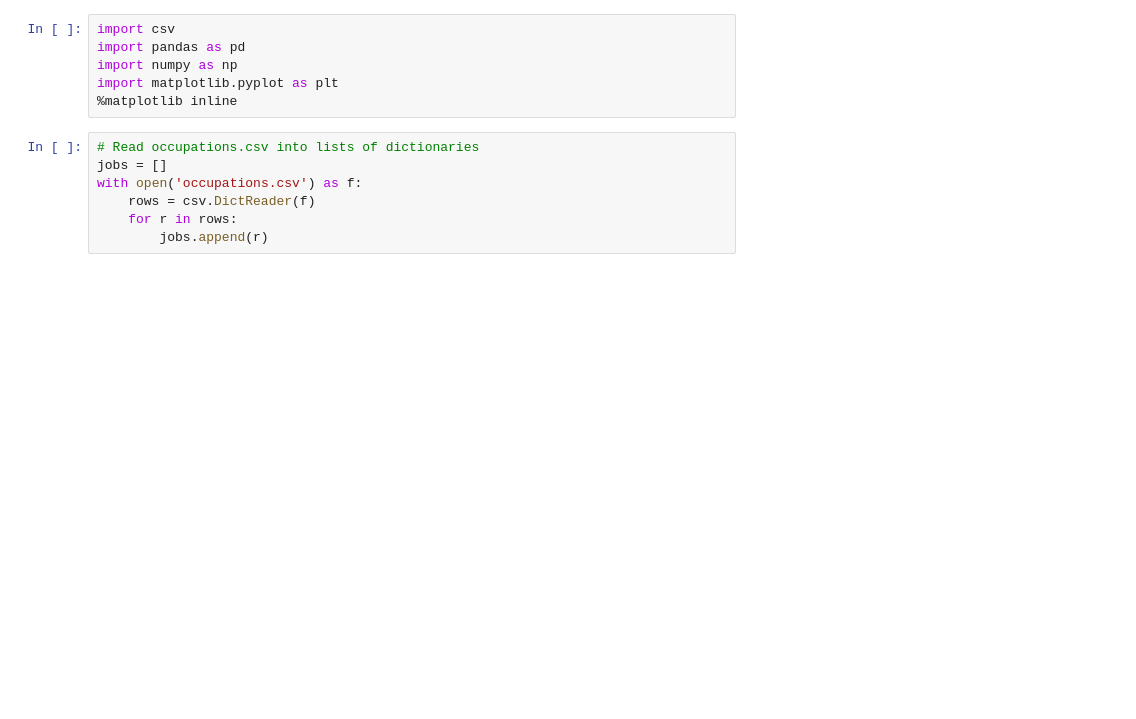
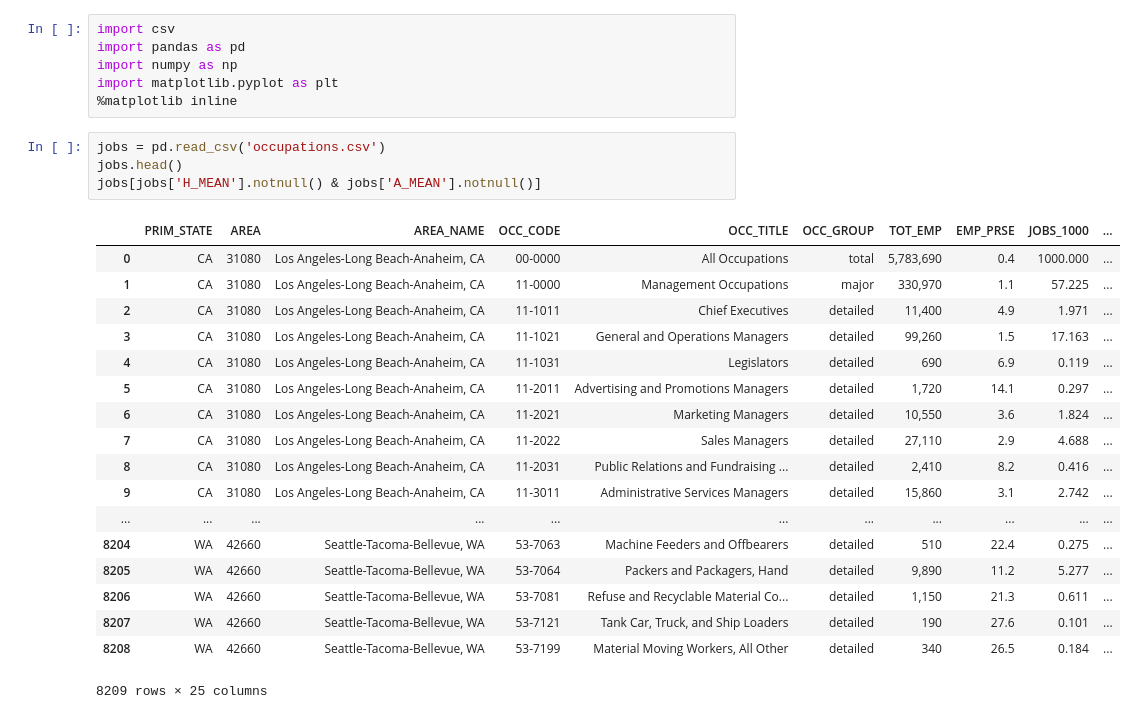
Before and after one commit to michelle604/Data-Science-Intro-Project, a Jupyter notebook: final project Q1.ipynb, the cells around one changed output. Saved outputs shown, nothing was run; the diff lists cells and outputs as text; blank space fills up the shorter version.

```diff
--- a/final project Q1.ipynb
+++ b/final project Q1.ipynb
@@ -4,10 +4,26 @@ import pandas as pd
 import numpy as np
 import matplotlib.pyplot as plt
 %matplotlib inline
-# %%
-# Read occupations.csv into lists of dictionaries
-jobs = []
-with open('occupations.csv') as f:
-    rows = csv.DictReader(f)
-    for r in rows:
-        jobs.append(r)
+# %%
+jobs = pd.read_csv('occupations.csv')
+jobs.head()
+jobs[jobs['H_MEAN'].notnull() & jobs['A_MEAN'].notnull()]
+# %% [output]
+|  | PRIM_STATE | AREA | AREA_NAME | OCC_CODE | OCC_TITLE | OCC_GROUP | TOT_EMP | EMP_PRSE | JOBS_1000 | ... |
+| 0 | CA | 31080 | Los Angeles-Long Beach-Anaheim, CA | 00-0000 | All Occupations | total | 5,783,690 | 0.4 | 1000.000 | ... |
+| 1 | CA | 31080 | Los Angeles-Long Beach-Anaheim, CA | 11-0000 | Management Occupations | major | 330,970 | 1.1 | 57.225 | ... |
+| 2 | CA | 31080 | Los Angeles-Long Beach-Anaheim, CA | 11-1011 | Chief Executives | detailed | 11,400 | 4.9 | 1.971 | ... |
+| 3 | CA | 31080 | Los Angeles-Long Beach-Anaheim, CA | 11-1021 | General and Operations Managers | detailed | 99,260 | 1.5 | 17.163 | ... |
+| 4 | CA | 31080 | Los Angeles-Long Beach-Anaheim, CA | 11-1031 | Legislators | detailed | 690 | 6.9 | 0.119 | ... |
+| 5 | CA | 31080 | Los Angeles-Long Beach-Anaheim, CA | 11-2011 | Advertising and Promotions Managers | detailed | 1,720 | 14.1 | 0.297 | ... |
+| 6 | CA | 31080 | Los Angeles-Long Beach-Anaheim, CA | 11-2021 | Marketing Managers | detailed | 10,550 | 3.6 | 1.824 | ... |
+| 7 | CA | 31080 | Los Angeles-Long Beach-Anaheim, CA | 11-2022 | Sales Managers | detailed | 27,110 | 2.9 | 4.688 | ... |
+| 8 | CA | 31080 | Los Angeles-Long Beach-Anaheim, CA | 11-2031 | Public Relations and Fundraising ... | detailed | 2,410 | 8.2 | 0.416 | ... |
+| 9 | CA | 31080 | Los Angeles-Long Beach-Anaheim, CA | 11-3011 | Administrative Services Managers | detailed | 15,860 | 3.1 | 2.742 | ... |
+| ... | ... | ... | ... | ... | ... | ... | ... | ... | ... | ... |
+| 8204 | WA | 42660 | Seattle-Tacoma-Bellevue, WA | 53-7063 | Machine Feeders and Offbearers | detailed | 510 | 22.4 | 0.275 | ... |
+| 8205 | WA | 42660 | Seattle-Tacoma-Bellevue, WA | 53-7064 | Packers and Packagers, Hand | detailed | 9,890 | 11.2 | 5.277 | ... |
+| 8206 | WA | 42660 | Seattle-Tacoma-Bellevue, WA | 53-7081 | Refuse and Recyclable Material Co... | detailed | 1,150 | 21.3 | 0.611 | ... |
+| 8207 | WA | 42660 | Seattle-Tacoma-Bellevue, WA | 53-7121 | Tank Car, Truck, and Ship Loaders | detailed | 190 | 27.6 | 0.101 | ... |
+| 8208 | WA | 42660 | Seattle-Tacoma-Bellevue, WA | 53-7199 | Material Moving Workers, All Other | detailed | 340 | 26.5 | 0.184 | ... |
+8209 rows × 25 columns
```
Also changed, not shown: parts of 6 cells of this notebook.
